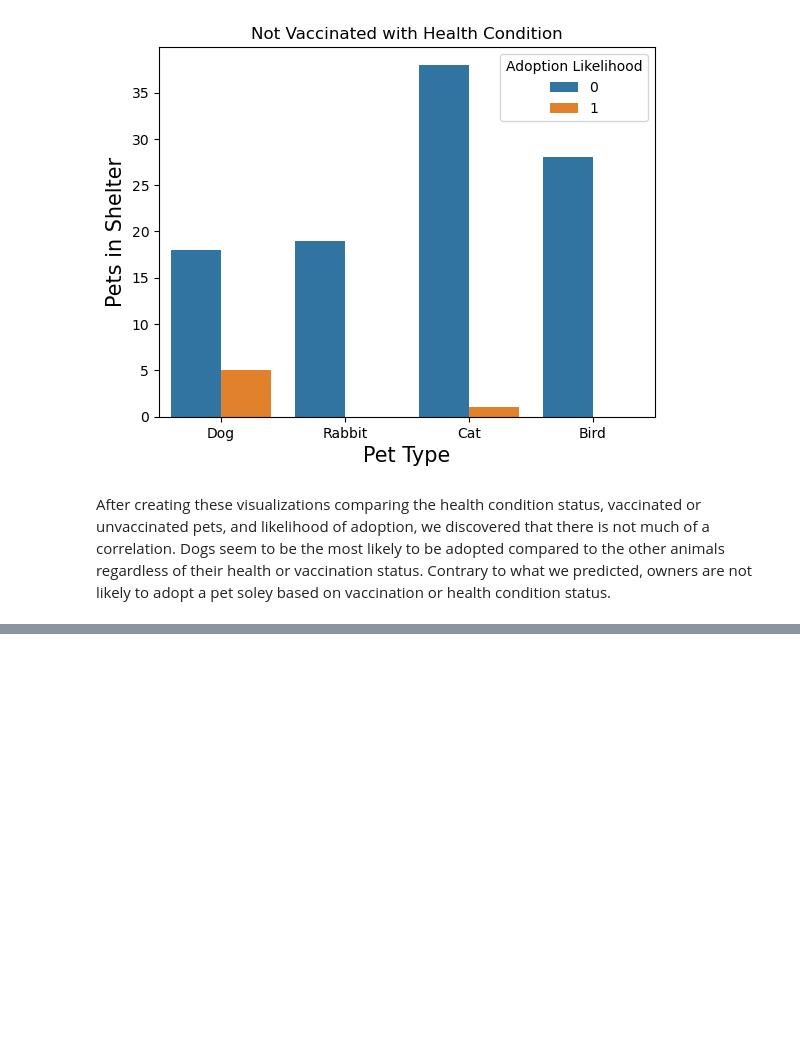
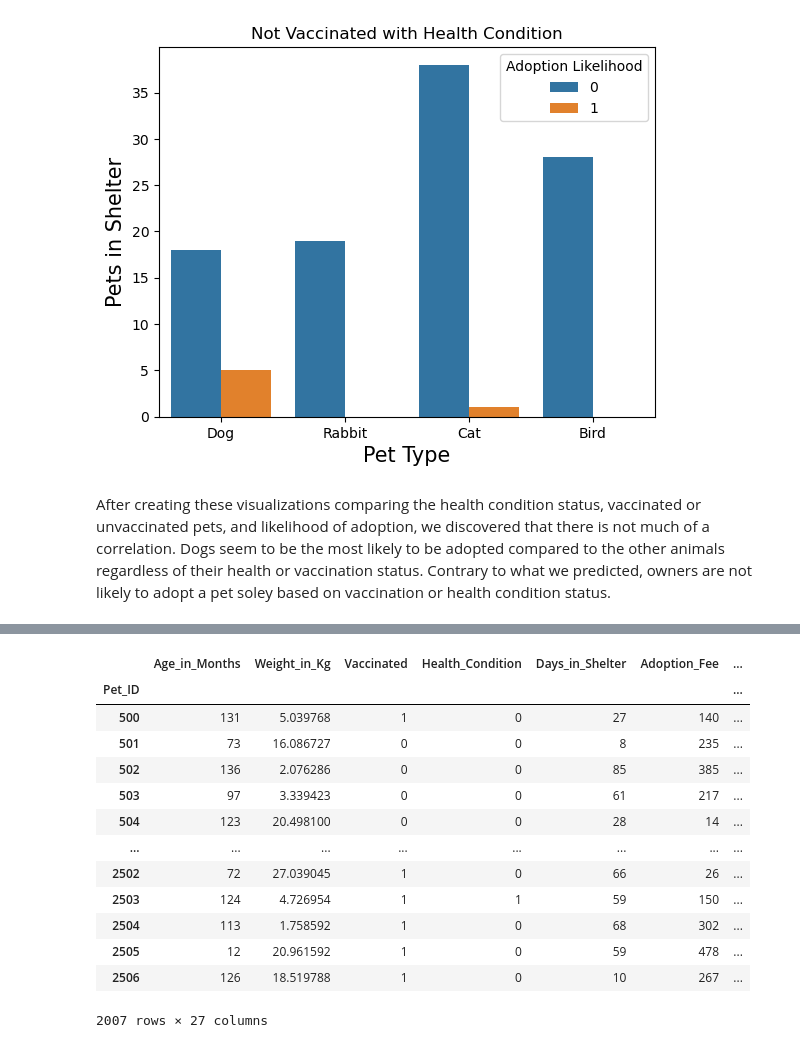
Before and after one commit to alexis4441/Project4Group2, a Jupyter notebook: Project4Group2Clean.ipynb, the cells around one changed output, grey strips where cells are left out. Cells and saved outputs as stored; diff of their text form; code cells hidden in the pictures; blank space fills up the shorter version.

```diff
--- a/Project4Group2Clean.ipynb
+++ b/Project4Group2Clean.ipynb
@@ -314,0 +402,22 @@ After creating these visualizations comparing the health condition status, vacci
+# %%
+# Convert categorical data to numeric with `pd.get_dummies`
+df_pet_adoption_dummies = pd.get_dummies(df_pet_adoption, columns=[
+    'Pet_Type', 'Breed', 'Color', 'Size'
+])
+# Display the transformed data
+df_pet_adoption_dummies
+# %% [output]
+|  | Age_in_Months | Weight_in_Kg | Vaccinated | Health_Condition | Days_in_Shelter | Adoption_Fee | ... |
+| Pet_ID |  |  |  |  |  |  | ... |
+| 500 | 131 | 5.039768 | 1 | 0 | 27 | 140 | ... |
+| 501 | 73 | 16.086727 | 0 | 0 | 8 | 235 | ... |
+| 502 | 136 | 2.076286 | 0 | 0 | 85 | 385 | ... |
+| 503 | 97 | 3.339423 | 0 | 0 | 61 | 217 | ... |
+| 504 | 123 | 20.498100 | 0 | 0 | 28 | 14 | ... |
+| ... | ... | ... | ... | ... | ... | ... | ... |
+| 2502 | 72 | 27.039045 | 1 | 0 | 66 | 26 | ... |
+| 2503 | 124 | 4.726954 | 1 | 1 | 59 | 150 | ... |
+| 2504 | 113 | 1.758592 | 1 | 0 | 68 | 302 | ... |
+| 2505 | 12 | 20.961592 | 1 | 0 | 59 | 478 | ... |
+| 2506 | 126 | 18.519788 | 1 | 0 | 10 | 267 | ... |
+2007 rows × 27 columns
```
Also changed, not shown: parts of 59 cells of this notebook.
